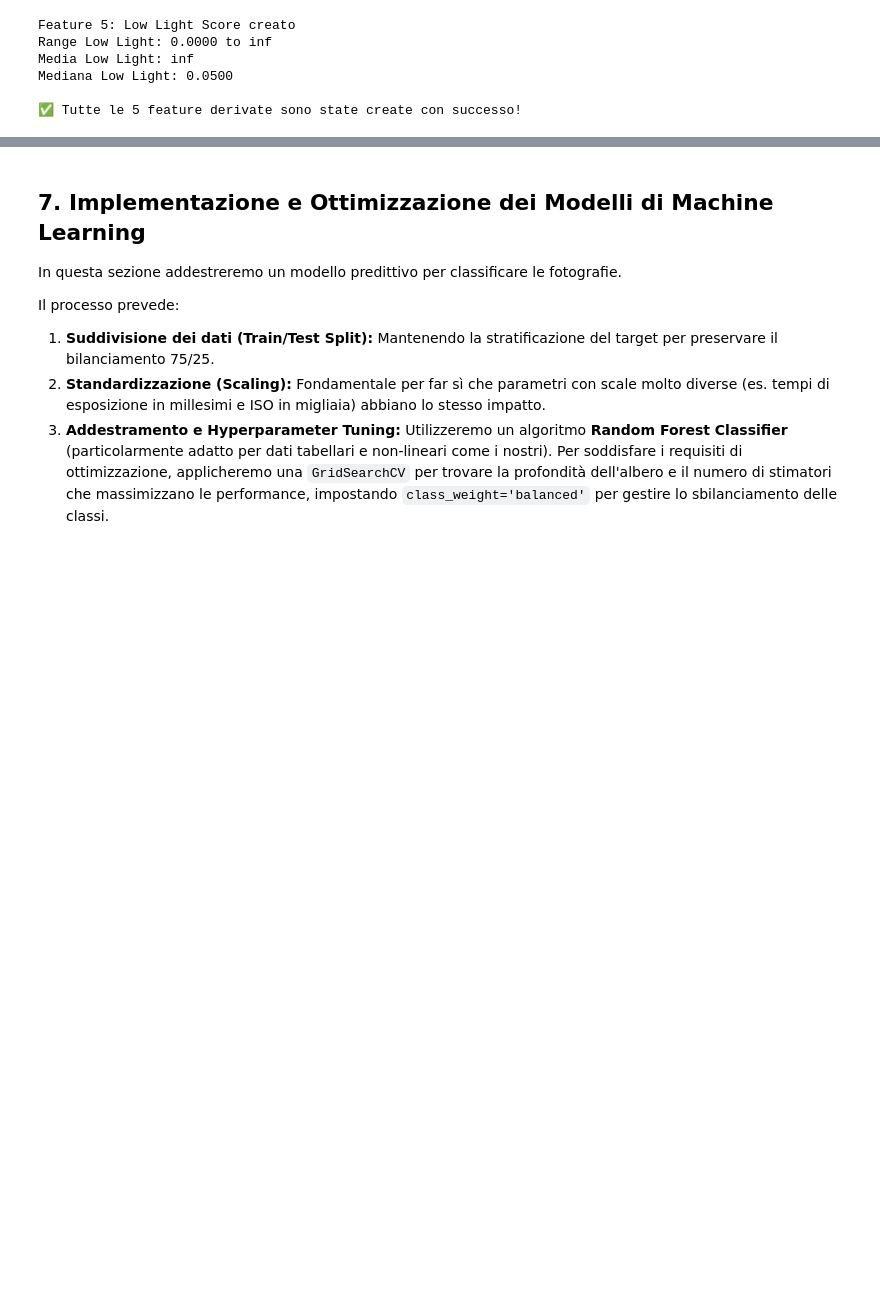
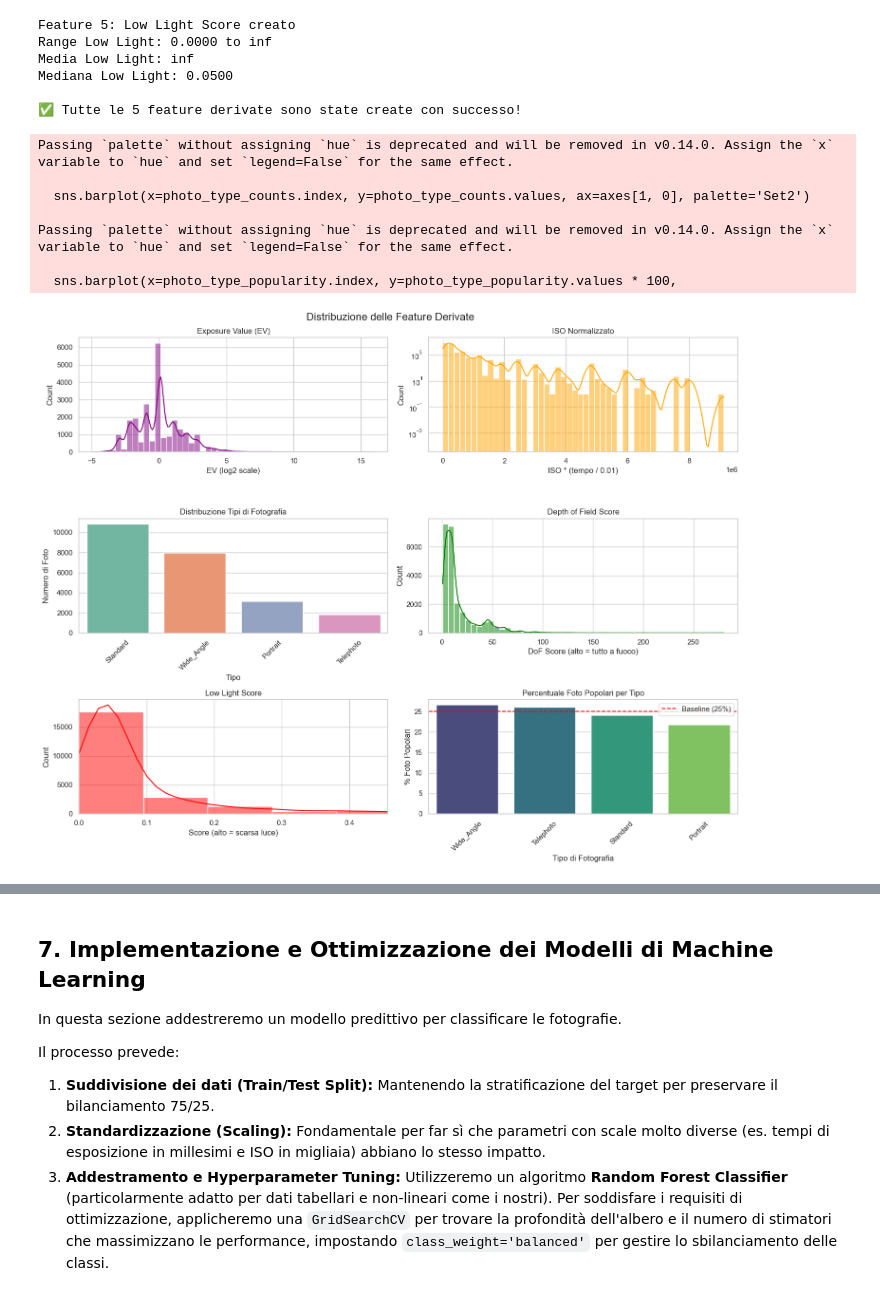
Before and after one commit to maicolsanti/unibo_artifical_intelligence, a Jupyter notebook: project.ipynb, the cells around one changed output, grey strips where cells are left out. Cells and saved outputs as stored; diff of their text form; code cells hidden in the pictures; blank space fills up the shorter version.

Commit message:
feat: visualizzazioni feature derivate

```diff
--- a/project.ipynb
+++ b/project.ipynb
@@ -446,3 +446,61 @@ Media Low Light: inf
 Mediana Low Light: 0.0500
 
 ✅ Tutte le 5 feature derivate sono state create con successo!
+# %%
+# VISUALIZZAZIONE 1: Distribuzione delle Feature Derivate
+
+fig, axes = plt.subplots(3, 2, figsize=(15, 12))
+fig.suptitle('Distribuzione delle Feature Derivate', fontsize=16)
+
+# Plot 1: EV
+sns.histplot(data=df_clean, x='EV', bins=50, kde=True, ax=axes[0, 0], color='purple')
+axes[0, 0].set_title('Exposure Value (EV)')
+axes[0, 0].set_xlabel('EV (log2 scale)')
+
+# Plot 2: ISO Normalized
+sns.histplot(data=df_clean, x='ISO_normalized', bins=50, kde=True, ax=axes[0, 1], color='orange')
+axes[0, 1].set_title('ISO Normalizzato')
+axes[0, 1].set_xlabel('ISO * (tempo / 0.01)')
+axes[0, 1].set_yscale('log')  # Scala log per gestire outlier
+
+# Plot 3: Photography Type (categorica)
+photo_type_counts = df_clean['Photography_Type'].value_counts()
+sns.barplot(x=photo_type_counts.index, y=photo_type_counts.values, ax=axes[1, 0], palette='Set2')
+axes[1, 0].set_title('Distribuzione Tipi di Fotografia')
+axes[1, 0].set_xlabel('Tipo')
+axes[1, 0].set_ylabel('Numero di Foto')
+axes[1, 0].tick_params(axis='x', rotation=45)
+
+# Plot 4: DoF Score
+sns.histplot(data=df_clean, x='DoF_score', bins=50, kde=True, ax=axes[1, 1], color='green')
+axes[1, 1].set_title('Depth of Field Score')
+axes[1, 1].set_xlabel('DoF Score (alto = tutto a fuoco)')
+
+# Plot 5: Low Light Score
+sns.histplot(data=df_clean, x='low_light_score', bins=30, kde=True, ax=axes[2, 0], color='red')
+axes[2, 0].set_title('Low Light Score')
+axes[2, 0].set_xlabel('Score (alto = scarsa luce)')
+axes[2, 0].set_xlim(0, df_clean['low_light_score'].quantile(0.95))  # Taglia outlier estremi
+
+# Plot 6: Percentuale Popolari per Tipo di Fotografia
+photo_type_popularity = df_clean.groupby('Photography_Type')['is_popular'].mean().sort_values(ascending=False)
+sns.barplot(x=photo_type_popularity.index, y=photo_type_popularity.values * 100,
+            ax=axes[2, 1], palette='viridis')
+axes[2, 1].set_title('Percentuale Foto Popolari per Tipo')
+axes[2, 1].set_ylabel('% Foto Popolari')
+axes[2, 1].set_xlabel('Tipo di Fotografia')
+axes[2, 1].tick_params(axis='x', rotation=45)
+axes[2, 1].axhline(y=25, color='red', linestyle='--', label='Baseline (25%)')
+axes[2, 1].legend()
+
+plt.tight_layout()
+plt.show()
+# %% [output]
+Passing `palette` without assigning `hue` is deprecated and will be removed in v0.14.0. Assign the `x` variable to `hue` and set `legend=False` for the same effect.
+
+  sns.barplot(x=photo_type_counts.index, y=photo_type_counts.values, ax=axes[1, 0], palette='Set2')
+
+Passing `palette` without assigning `hue` is deprecated and will be removed in v0.14.0. Assign the `x` variable to `hue` and set `legend=False` for the same effect.
+
+  sns.barplot(x=photo_type_popularity.index, y=photo_type_popularity.values * 100,
+[figure, added]
```
Also changed, not shown: parts of 1 cell of this notebook.
